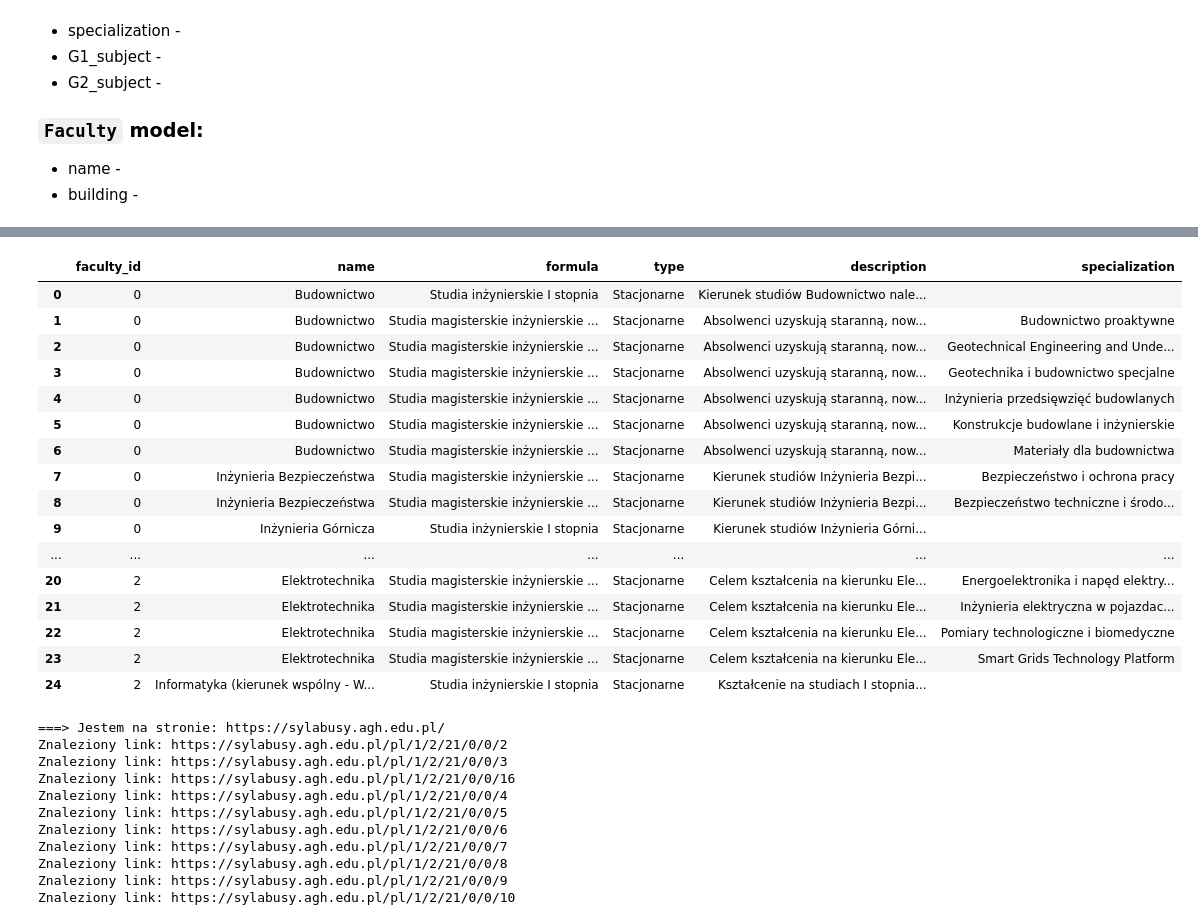
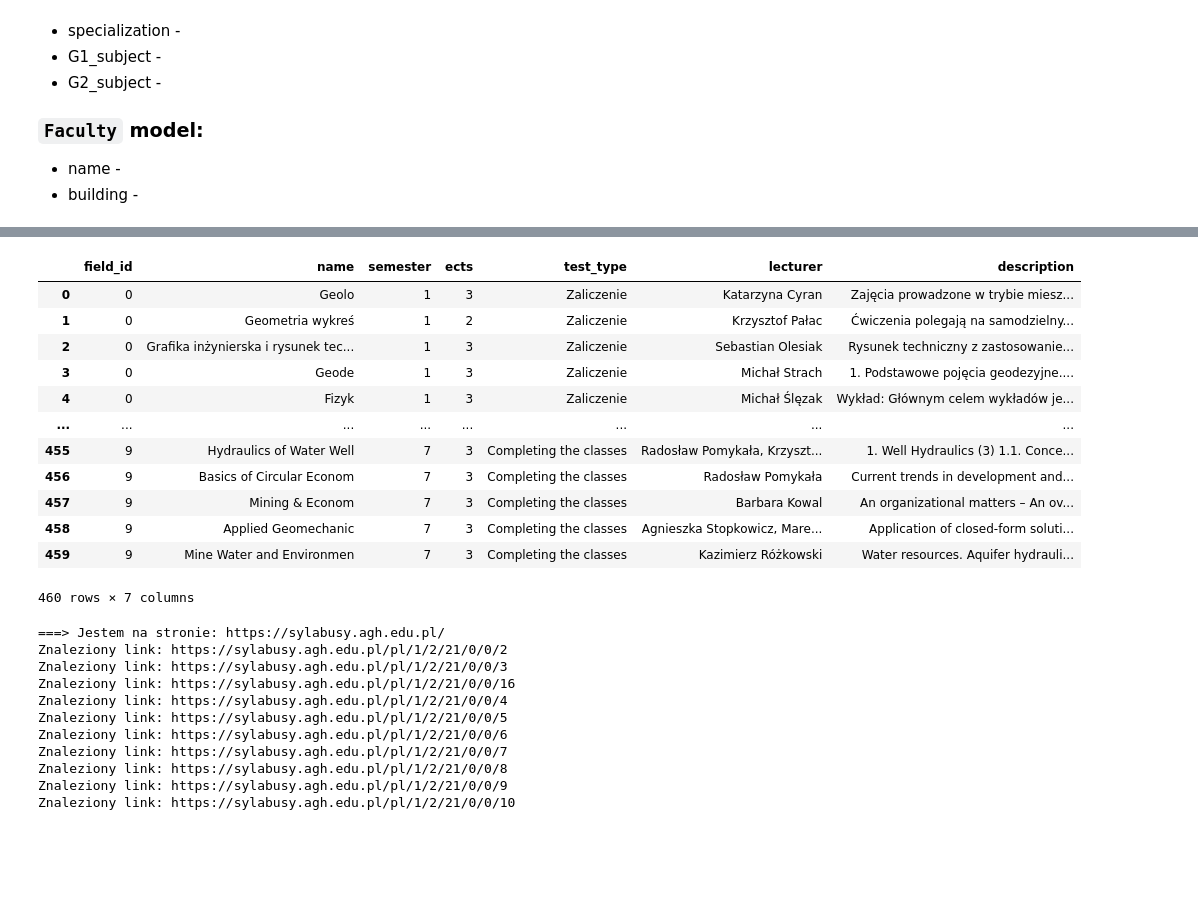
Before and after one commit to Julnowak/MiUn-Student-App, a Jupyter notebook: backend/scrap_syllabus.ipynb, the cells around one changed output, grey strips where cells are left out. Drawn from its saved outputs; the diff is of its cells as text; code cells hidden in the pictures; blank space fills up the shorter version.

Commit message:
Field, Faculty, Course df finished

```diff
--- a/backend/mainApp/scrap_syllabus.ipynb
+++ b/backend/scrap_syllabus.ipynb
@@ -248,25 +261,22 @@ Stacktrace:
 # %%
 # faculty_df[faculty_df['nazwa'] == 'Wydział Odlewnictwa'].index.values[0]
-field_df
+# field_df
 # faculty_df
+course_df
 # %% [output]
-|  | faculty_id | name | formula | type | description | specialization |
-| 0 | 0 | Budownictwo | Studia inżynierskie I stopnia | Stacjonarne | Kierunek studiów Budownictwo nale... |  |
-| 1 | 0 | Budownictwo | Studia magisterskie inżynierskie ... | Stacjonarne | Absolwenci uzyskują staranną, now... | Budownictwo proaktywne |
-| 2 | 0 | Budownictwo | Studia magisterskie inżynierskie ... | Stacjonarne | Absolwenci uzyskują staranną, now... | Geotechnical Engineering and Unde... |
-| 3 | 0 | Budownictwo | Studia magisterskie inżynierskie ... | Stacjonarne | Absolwenci uzyskują staranną, now... | Geotechnika i budownictwo specjalne |
-| 4 | 0 | Budownictwo | Studia magisterskie inżynierskie ... | Stacjonarne | Absolwenci uzyskują staranną, now... | Inżynieria przedsięwzięć budowlanych |
-| 5 | 0 | Budownictwo | Studia magisterskie inżynierskie ... | Stacjonarne | Absolwenci uzyskują staranną, now... | Konstrukcje budowlane i inżynierskie |
-| 6 | 0 | Budownictwo | Studia magisterskie inżynierskie ... | Stacjonarne | Absolwenci uzyskują staranną, now... | Materiały dla budownictwa |
-| 7 | 0 | Inżynieria Bezpieczeństwa | Studia magisterskie inżynierskie ... | Stacjonarne | Kierunek studiów Inżynieria Bezpi... | Bezpieczeństwo i ochrona pracy |
-| 8 | 0 | Inżynieria Bezpieczeństwa | Studia magisterskie inżynierskie ... | Stacjonarne | Kierunek studiów Inżynieria Bezpi... | Bezpieczeństwo techniczne i środo... |
-| 9 | 0 | Inżynieria Górnicza | Studia inżynierskie I stopnia | Stacjonarne | Kierunek studiów Inżynieria Górni... |  |
-| ... | ... | ... | ... | ... | ... | ... |
-| 20 | 2 | Elektrotechnika | Studia magisterskie inżynierskie ... | Stacjonarne | Celem kształcenia na kierunku Ele... | Energoelektronika i napęd elektry... |
-| 21 | 2 | Elektrotechnika | Studia magisterskie inżynierskie ... | Stacjonarne | Celem kształcenia na kierunku Ele... | Inżynieria elektryczna w pojazdac... |
-| 22 | 2 | Elektrotechnika | Studia magisterskie inżynierskie ... | Stacjonarne | Celem kształcenia na kierunku Ele... | Pomiary technologiczne i biomedyczne |
-| 23 | 2 | Elektrotechnika | Studia magisterskie inżynierskie ... | Stacjonarne | Celem kształcenia na kierunku Ele... | Smart Grids Technology Platform |
-| 24 | 2 | Informatyka (kierunek wspólny - W... | Studia inżynierskie I stopnia | Stacjonarne | Kształcenie na studiach I stopnia... |  |
+|  | field_id | name | semester | ects | test_type | lecturer | description |
+| 0 | 0 | Geolo | 1 | 3 | Zaliczenie | Katarzyna Cyran | Zajęcia prowadzone w trybie miesz... |
+| 1 | 0 | Geometria wykreś | 1 | 2 | Zaliczenie | Krzysztof Pałac | Ćwiczenia polegają na samodzielny... |
+| 2 | 0 | Grafika inżynierska i rysunek tec... | 1 | 3 | Zaliczenie | Sebastian Olesiak | Rysunek techniczny z zastosowanie... |
+| 3 | 0 | Geode | 1 | 3 | Zaliczenie | Michał Strach | 1. Podstawowe pojęcia geodezyjne.... |
+| 4 | 0 | Fizyk | 1 | 3 | Zaliczenie | Michał Ślęzak | Wykład: Głównym celem wykładów je... |
+| ... | ... | ... | ... | ... | ... | ... | ... |
+| 455 | 9 | Hydraulics of Water Well | 7 | 3 | Completing the classes | Radosław Pomykała, Krzyszt... | 1. Well Hydraulics (3) 1.1. Conce... |
+| 456 | 9 | Basics of Circular Econom | 7 | 3 | Completing the classes | Radosław Pomykała | Current trends in development and... |
+| 457 | 9 | Mining & Econom | 7 | 3 | Completing the classes | Barbara Kowal | An organizational matters – An ov... |
+| 458 | 9 | Applied Geomechanic | 7 | 3 | Completing the classes | Agnieszka Stopkowicz, Mare... | Application of closed-form soluti... |
+| 459 | 9 | Mine Water and Environmen | 7 | 3 | Completing the classes | Kazimierz Różkowski | Water resources. Aquifer hydrauli... |
+460 rows × 7 columns
 # %%
 df = pd.DataFrame()
 
```
Also changed, not shown: parts of 1 cell of this notebook.
